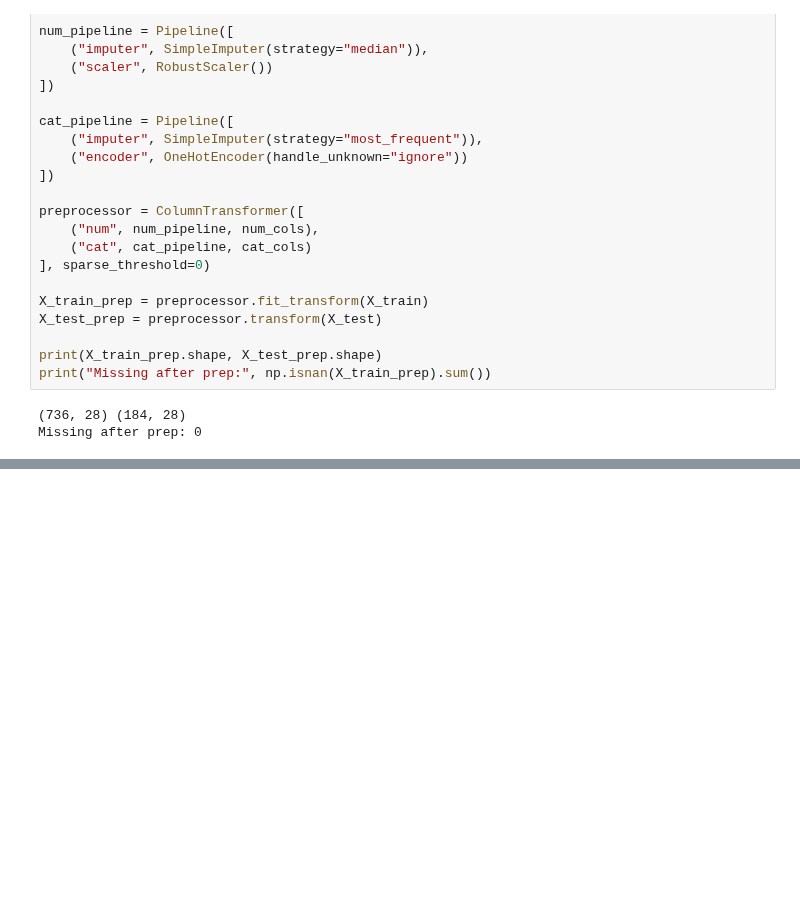
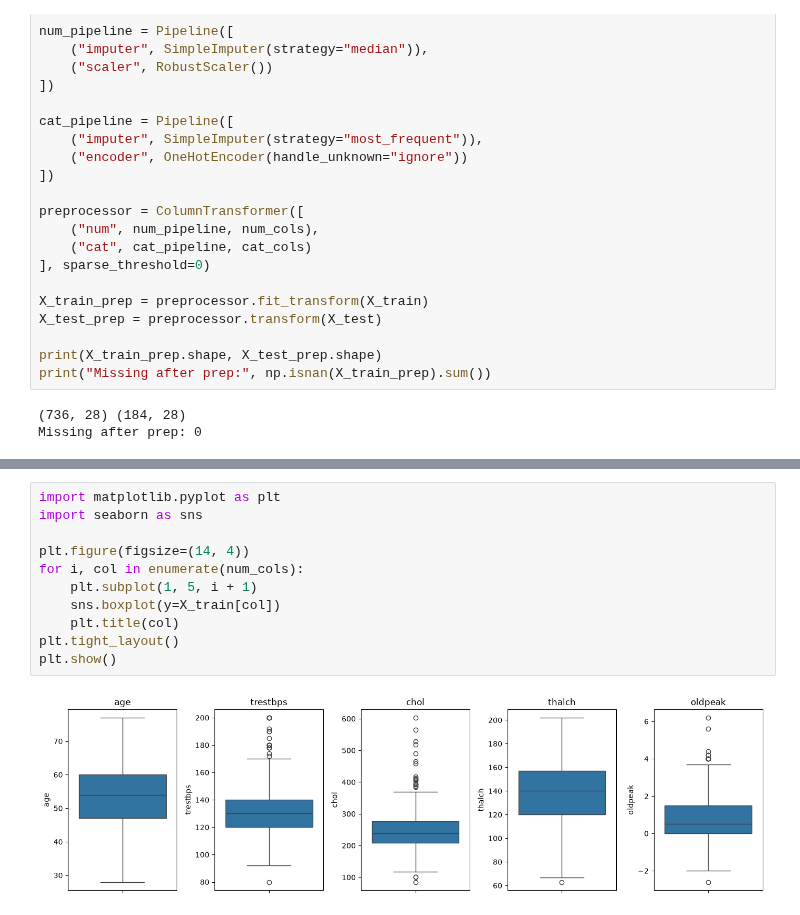
Before and after one commit to Faiq-Zulfiqar/heart-disease-prediction-ml, a Jupyter notebook: heart_disease_detection.ipynb, the cells around one changed output, grey strips where cells are left out. Cells and saved outputs as stored; diff of their text form; blank space fills up the shorter version.

```diff
--- a/heart_disease_detection.ipynb
+++ b/heart_disease_detection.ipynb
@@ -223,0 +228,13 @@ Missing after prep: 0
+# %%
+import matplotlib.pyplot as plt
+import seaborn as sns
+
+plt.figure(figsize=(14, 4))
+for i, col in enumerate(num_cols):
+    plt.subplot(1, 5, i + 1)
+    sns.boxplot(y=X_train[col])
+    plt.title(col)
+plt.tight_layout()
+plt.show()
+# %% [output]
+[figure, added]
```
Also changed, not shown: parts of 16 cells of this notebook, 1 other file.
